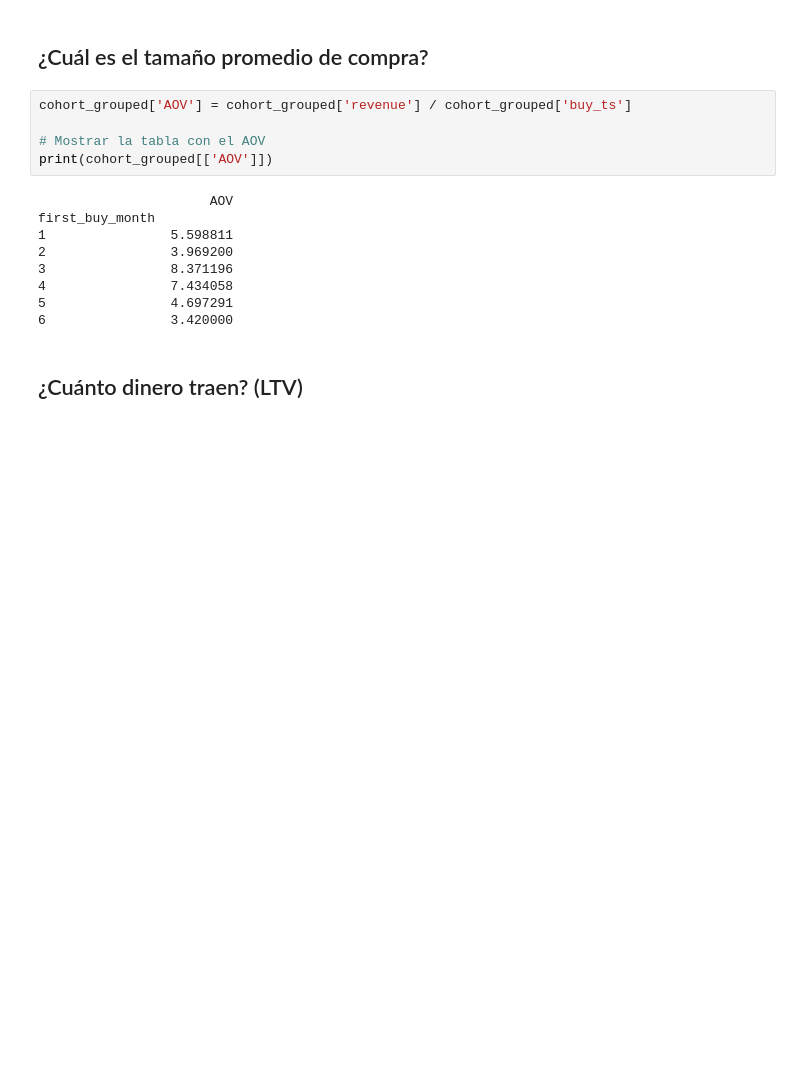
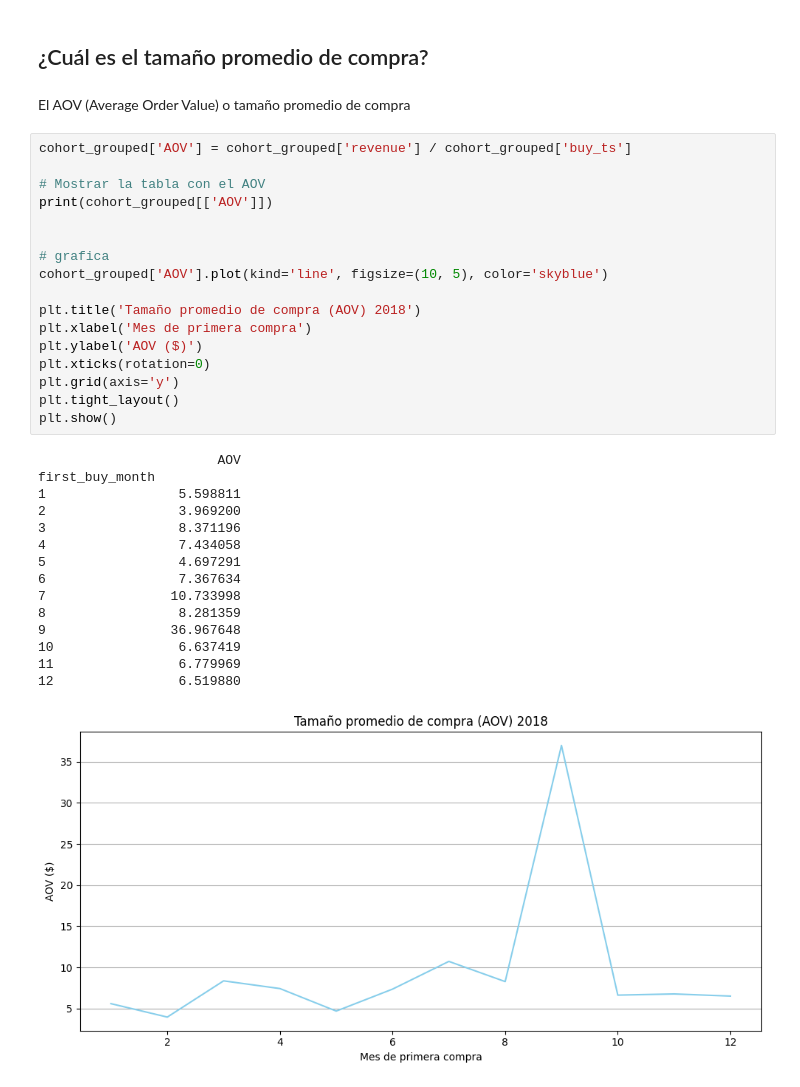
Before and after one commit to DavidRC-Ing/Proyect_Data_Analist_Showz, a Jupyter notebook: Proyecto_shows.ipynb, the cells around one changed output. Saved outputs shown, nothing was run; the diff lists cells and outputs as text; blank space fills up the shorter version.

```diff
--- a/Proyecto_shows.ipynb
+++ b/Proyecto_shows.ipynb
@@ -436,20 +444,39 @@ first_buy_month
 # %% [markdown]
 ## ¿Cuál es el tamaño promedio de compra?
+# %% [markdown]
+El AOV (Average Order Value) o tamaño promedio de compra
 # %%
 cohort_grouped['AOV'] = cohort_grouped['revenue'] / cohort_grouped['buy_ts']
 
 # Mostrar la tabla con el AOV
 print(cohort_grouped[['AOV']])
+
+
+# grafica
+cohort_grouped['AOV'].plot(kind='line', figsize=(10, 5), color='skyblue')
+
+plt.title('Tamaño promedio de compra (AOV) 2018')
+plt.xlabel('Mes de primera compra')
+plt.ylabel('AOV ($)')
+plt.xticks(rotation=0)
+plt.grid(axis='y')
+plt.tight_layout()
+plt.show()
 # %% [output]
-                      AOV
+                       AOV
 first_buy_month
-1                5.598811
-2                3.969200
-3                8.371196
-4                7.434058
-5                4.697291
-6                3.420000
+1                 5.598811
+2                 3.969200
+3                 8.371196
+4                 7.434058
+5                 4.697291
+6                 7.367634
+7                10.733998
+8                 8.281359
+9                36.967648
+10                6.637419
+11                6.779969
+12                6.519880
+[figure, added]
-# %% [markdown]
-## ¿Cuánto dinero traen? (LTV)
 # %%
 
```
Also changed, not shown: parts of 18 cells of this notebook.
